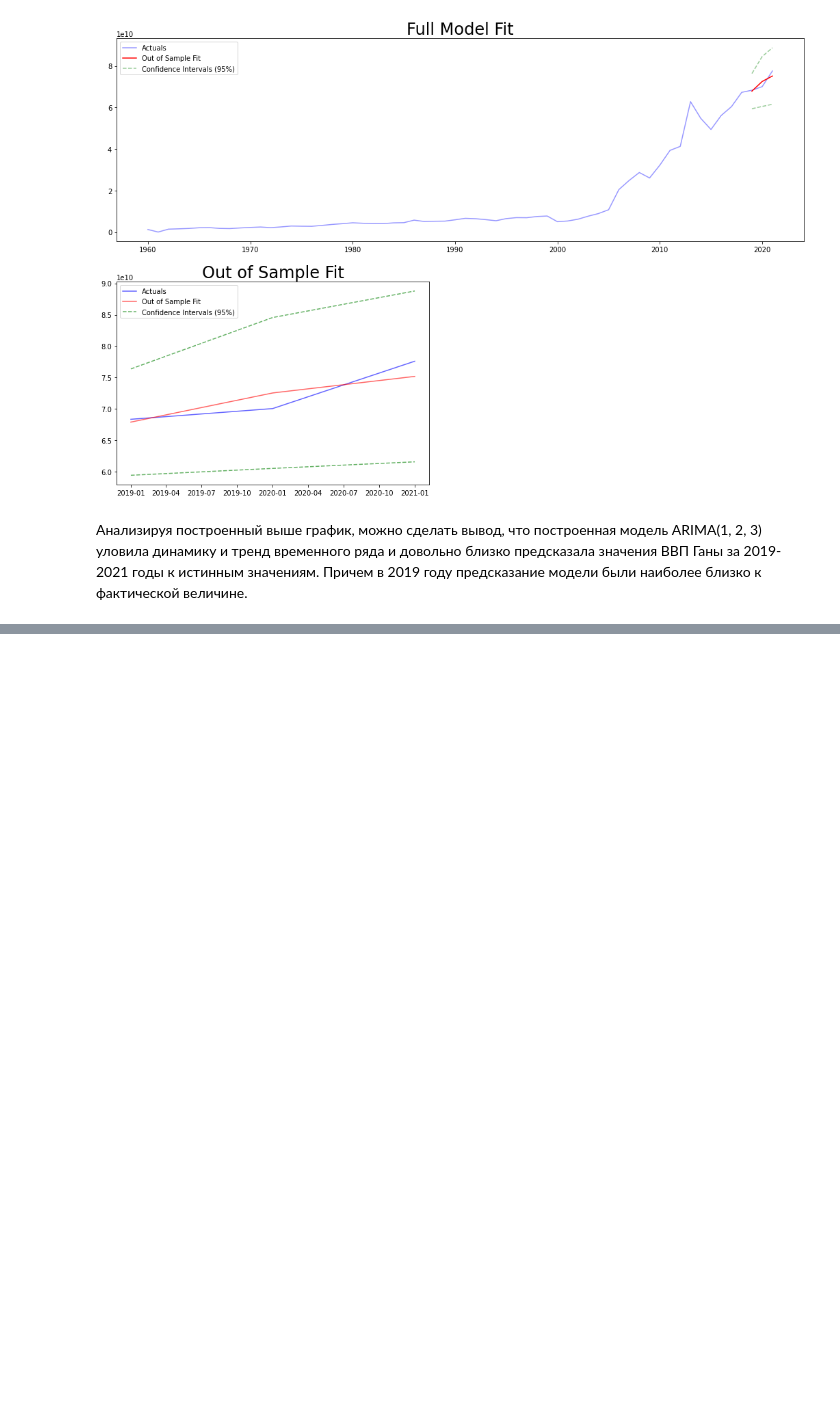
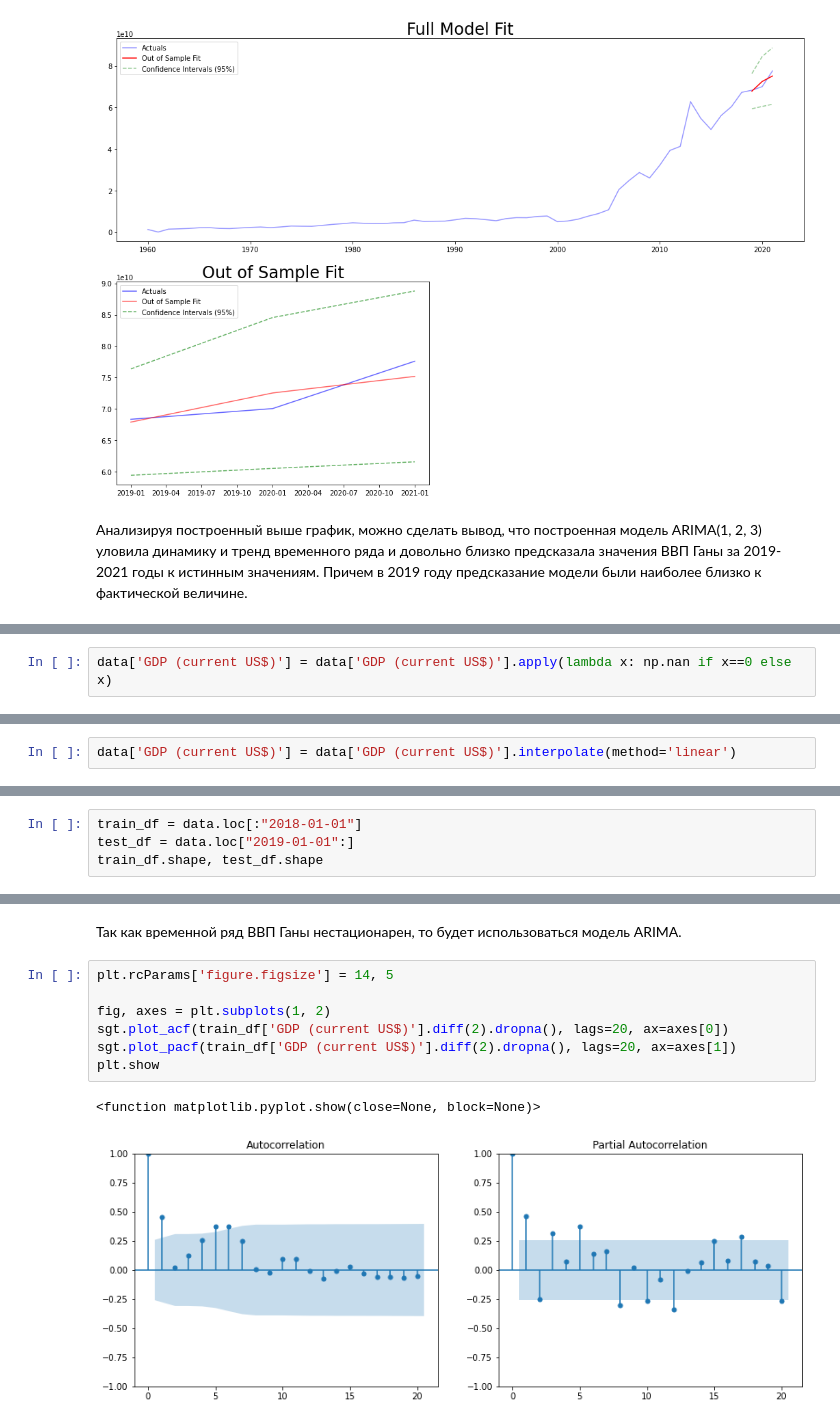
Before and after one commit to Nadarsa/sf_data_science, a Jupyter notebook: ml_in_business/project_gdp.ipynb, the cells around one changed output, grey strips where cells are left out. Saved outputs shown, nothing was run; the diff lists cells and outputs as text; blank space fills up the shorter version.

```diff
--- a/ml_in_business/project_gdp.ipynb
+++ b/ml_in_business/project_gdp.ipynb
@@ -249,0 +271,2 @@ plt.show()
+# %%
+data['GDP (current US$)'] = data['GDP (current US$)'].apply(lambda x: np.nan if x==0 else x)
@@ -249,0 +280,2 @@ plt.show()
+# %%
+data['GDP (current US$)'] = data['GDP (current US$)'].interpolate(method='linear')
@@ -249,0 +289,4 @@ plt.show()
+# %%
+train_df = data.loc[:"2018-01-01"]
+test_df = data.loc["2019-01-01":]
+train_df.shape, test_df.shape
@@ -249,0 +325,12 @@ plt.show()
+# %% [markdown]
+Так как временной ряд ВВП Ганы нестационарен, то будет использоваться модель ARIMA.
+# %%
+plt.rcParams['figure.figsize'] = 14, 5
+
+fig, axes = plt.subplots(1, 2)
+sgt.plot_acf(train_df['GDP (current US$)'].diff(2).dropna(), lags=20, ax=axes[0])
+sgt.plot_pacf(train_df['GDP (current US$)'].diff(2).dropna(), lags=20, ax=axes[1])
+plt.show
+# %% [output]
+<function matplotlib.pyplot.show(close=None, block=None)>
+[figure, added]
```
Also changed, not shown: parts of 22 cells of this notebook, 2 other files.
